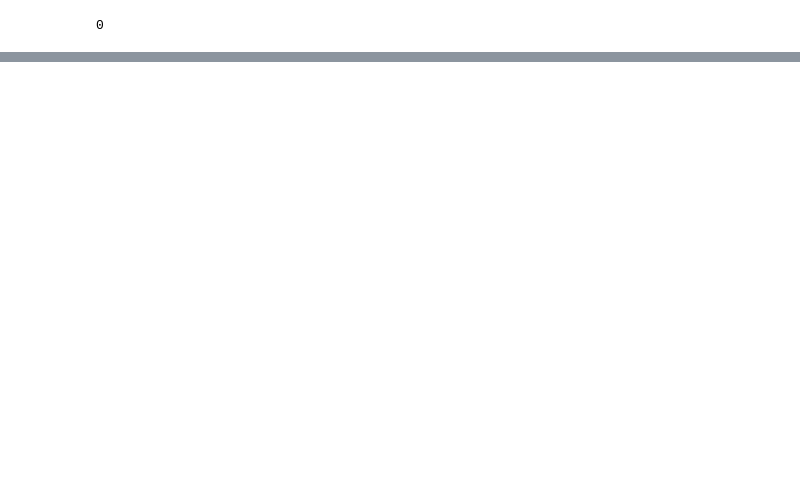
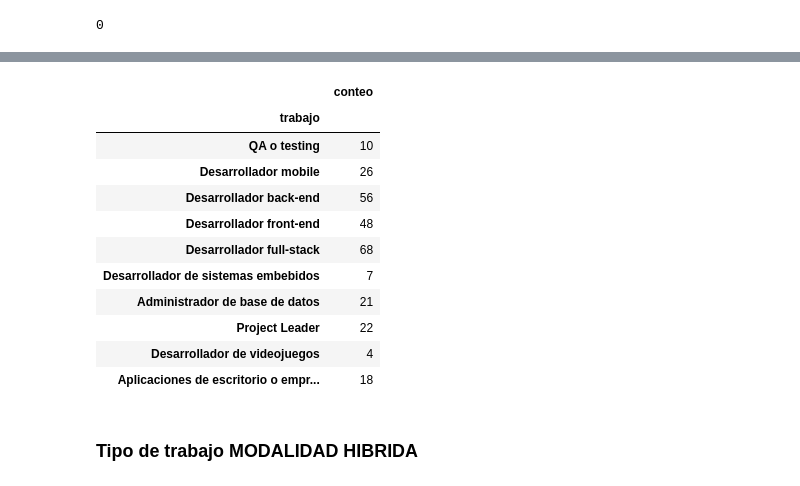
Before and after one commit to TorrezMN/Data_Science, a Jupyter notebook: Enc_Devs_Py/Notebooks/Modalidad.ipynb, the cells around one changed output, grey strips where cells are left out. Cells and saved outputs as stored; diff of their text form; code cells hidden in the pictures; blank space fills up the shorter version.

Commit message:
Agregado tipo de trabajo segun modalidad de trabajo.

```diff
--- a/Enc_Devs_Py/Notebooks/Modalidad.ipynb
+++ b/Enc_Devs_Py/Notebooks/Modalidad.ipynb
@@ -238,0 +359,9 @@ plt.subplots_adjust(left=0.1,
+# %%
+tipo_trabajo_remoto = {}
+def set_tipo_trabajo_remoto(tipo):
+    for i in tipo.split(';'):
+        tipo_trabajo_remoto[i]=0
+
+def count_tipo_trabajo_remoto(tipo):
+    for i in tipo.split(';'):
+        tipo_trabajo_remoto[i]+=1
@@ -238,0 +384,19 @@ plt.subplots_adjust(left=0.1,
+# %%
+pd.DataFrame(
+    data = tipo_trabajo_remoto.items(),
+    columns = ['trabajo','conteo']).set_index('trabajo')
+# %% [output]
+|  | conteo |
+| trabajo |  |
+| QA o testing | 10 |
+| Desarrollador mobile | 26 |
+| Desarrollador back-end | 56 |
+| Desarrollador front-end | 48 |
+| Desarrollador full-stack | 68 |
+| Desarrollador de sistemas embebidos | 7 |
+| Administrador de base de datos | 21 |
+| Project Leader | 22 |
+| Desarrollador de videojuegos | 4 |
+| Aplicaciones de escritorio o empr... | 18 |
+# %% [markdown]
+### Tipo de trabajo MODALIDAD HIBRIDA
```
Also changed, not shown: parts of 35 cells of this notebook.
